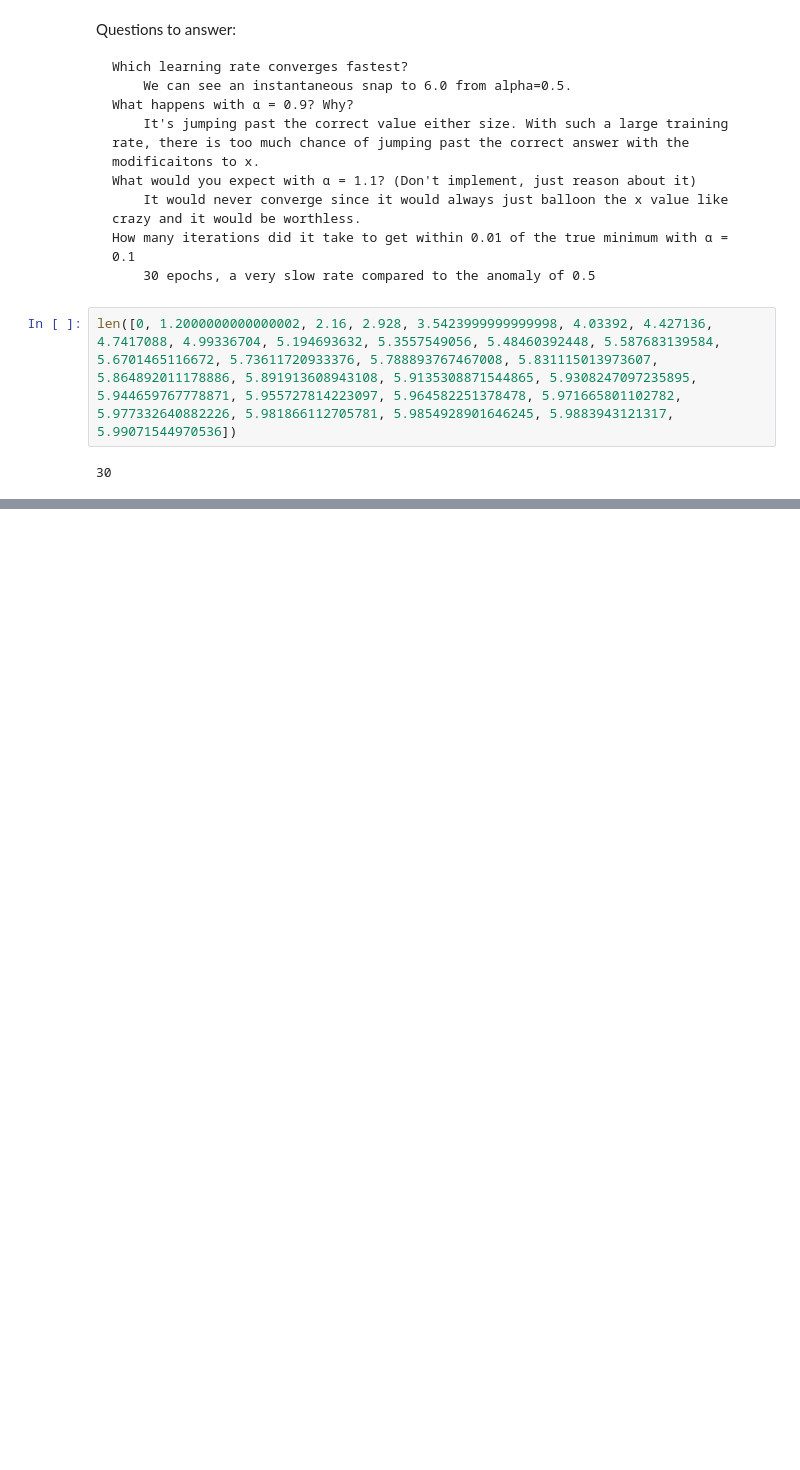
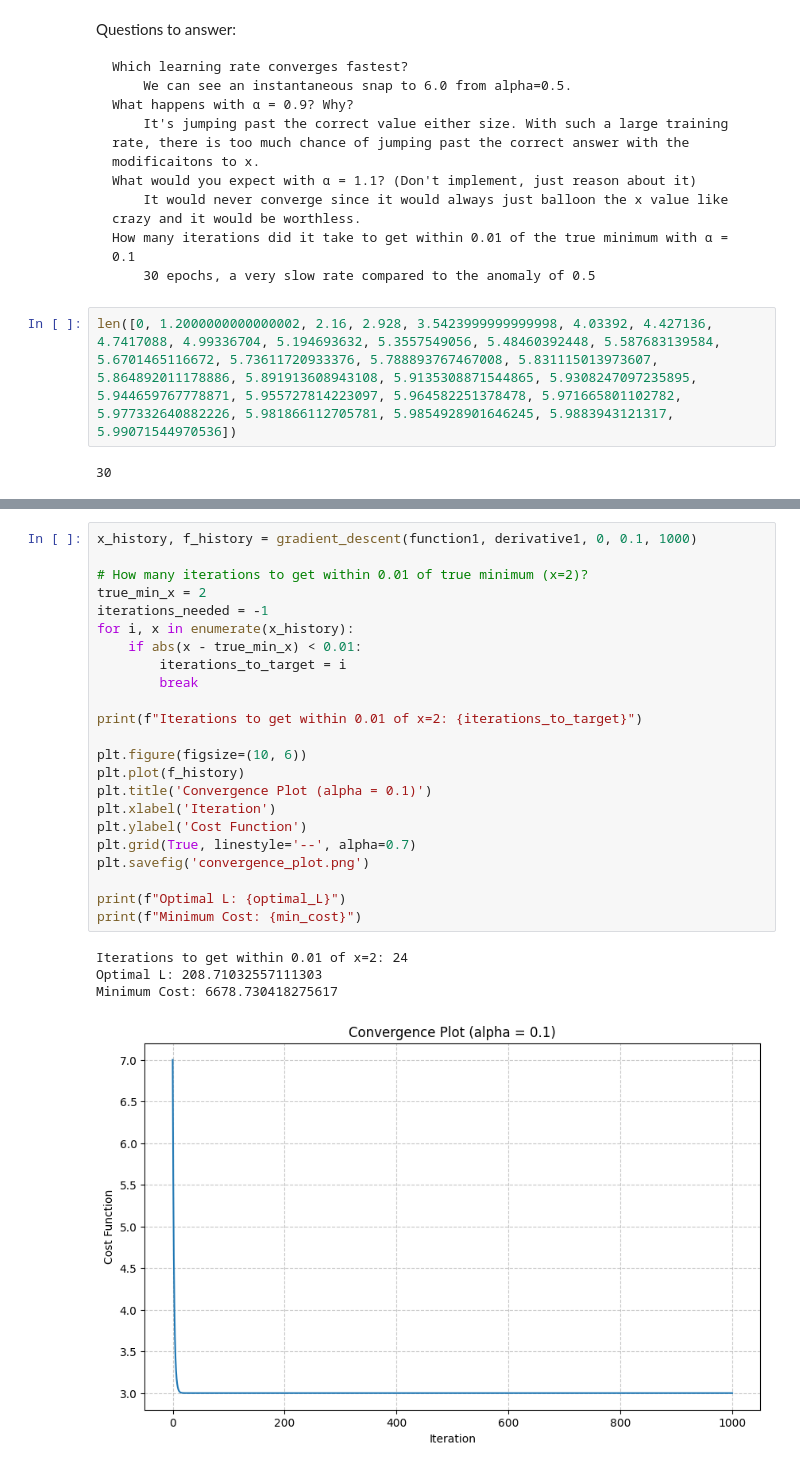
Before and after one commit to TaylorTurnerIT/MLHW1, a Jupyter notebook: calculus-based-loss-optimization.ipynb, the cells around one changed output, grey strips where cells are left out. Drawn from its saved outputs; the diff is of its cells as text; blank space fills up the shorter version.

```diff
--- a/calculus-based-loss-optimization.ipynb
+++ b/calculus-based-loss-optimization.ipynb
@@ -212,0 +274,28 @@ len([0, 1.2000000000000002, 2.16, 2.928, 3.5423999999999998, 4.03392, 4.427136,
+# %%
+x_history, f_history = gradient_descent(function1, derivative1, 0, 0.1, 1000)
+
+# How many iterations to get within 0.01 of true minimum (x=2)?
+true_min_x = 2
+iterations_needed = -1
+for i, x in enumerate(x_history):
+    if abs(x - true_min_x) < 0.01:
+        iterations_to_target = i
+        break
+
+print(f"Iterations to get within 0.01 of x=2: {iterations_to_target}")
+
+plt.figure(figsize=(10, 6))
+plt.plot(f_history)
+plt.title('Convergence Plot (alpha = 0.1)')
+plt.xlabel('Iteration')
+plt.ylabel('Cost Function')
+plt.grid(True, linestyle='--', alpha=0.7)
+plt.savefig('convergence_plot.png')
+
+print(f"Optimal L: {optimal_L}")
+print(f"Minimum Cost: {min_cost}")
+# %% [output]
+Iterations to get within 0.01 of x=2: 24
+Optimal L: 208.71032557111303
+Minimum Cost: 6678.730418275617
+[figure, added]
```
Also changed, not shown: parts of 7 cells of this notebook, 3 other files.
